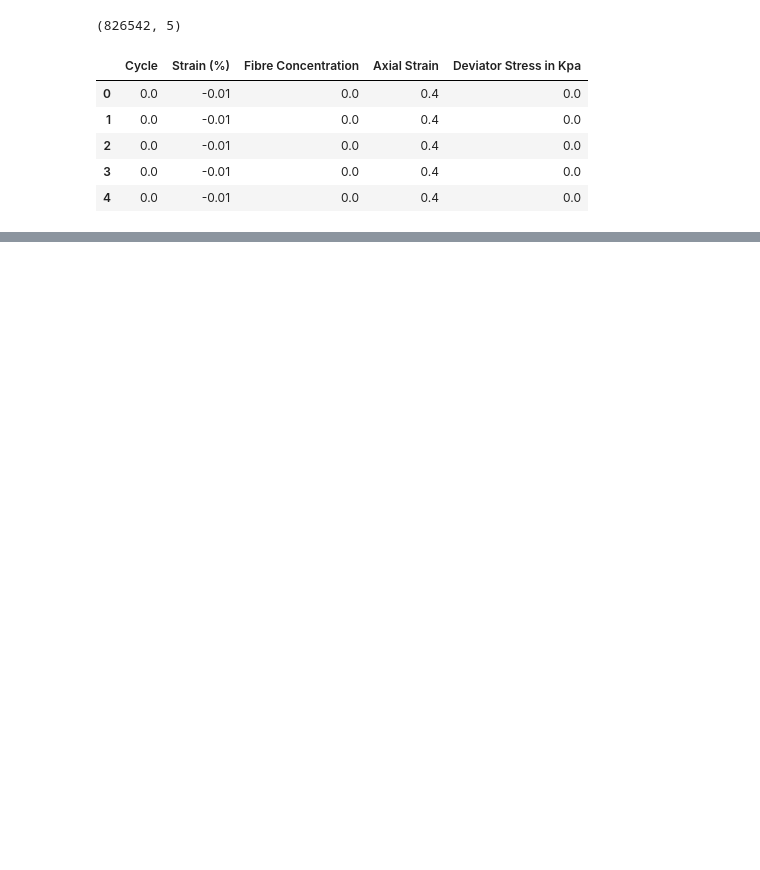
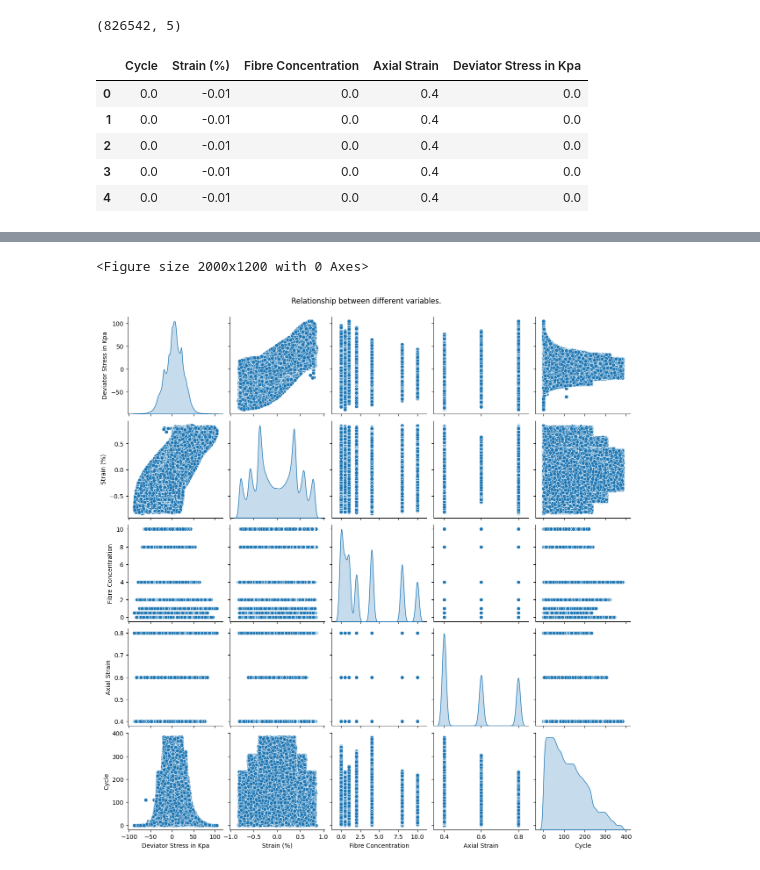
Before and after one commit to CODER-AsHuToSh/UnderGraduate_Project, a Jupyter notebook: UG_Project_Part_2.ipynb, the cells around one changed output, grey strips where cells are left out. Cells and saved outputs as stored; diff of their text form; code cells hidden in the pictures; blank space fills up the shorter version.

```diff
--- a/UG_Project_Part_2.ipynb
+++ b/UG_Project_Part_2.ipynb
@@ -84,0 +117,8 @@ df.head()
+# %%
+plt.figure(figsize=(20, 12))
+sns.pairplot(df[['Deviator Stress in Kpa', 'Strain (%)', 'Fibre Concentration', 'Axial Strain', 'Cycle']], diag_kind='kde')
+plt.suptitle('Relationship between different variables.', y=1.02)
+plt.show()
+# %% [output]
+<Figure size 2000x1200 with 0 Axes>
+[figure, added]
```
Also changed, not shown: parts of 41 cells of this notebook.
